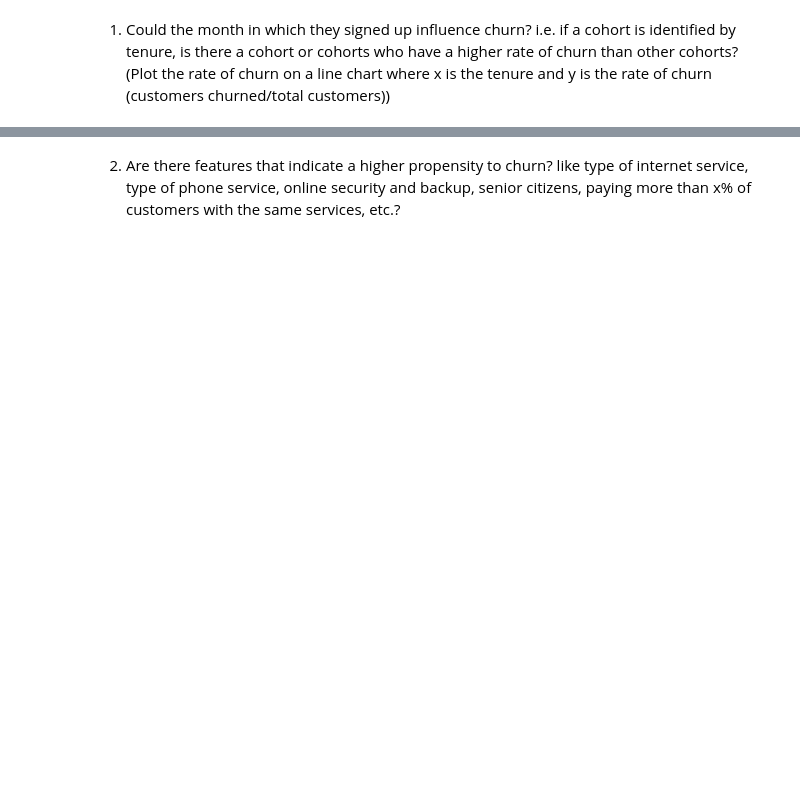
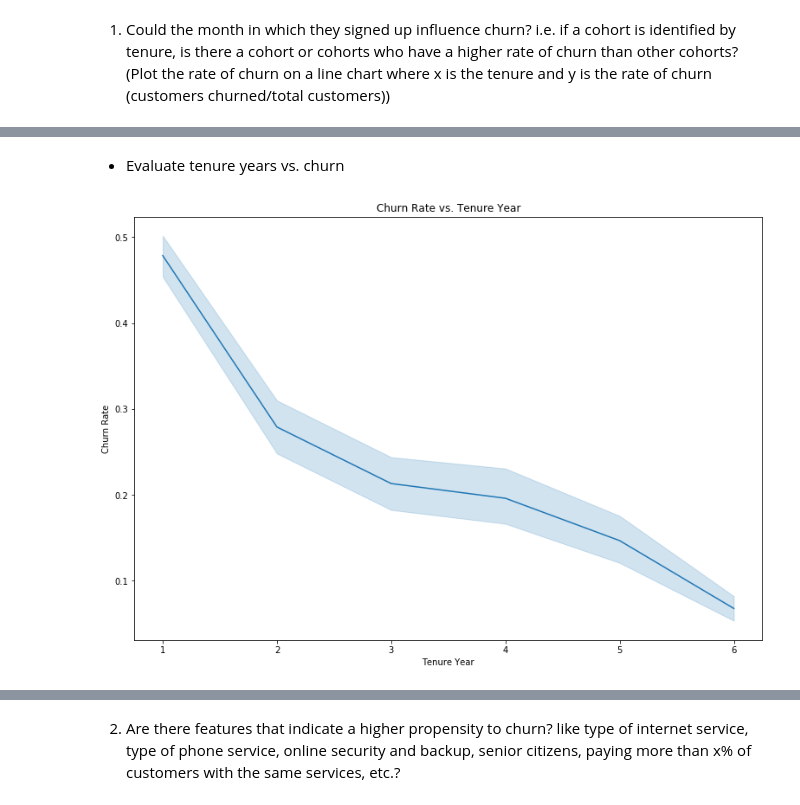
Before and after one commit to Tim-Sotirhos/telco_project, a Jupyter notebook: telco_project_baseline.ipynb, the cells around one changed output, grey strips where cells are left out. Drawn from its saved outputs; the diff is of its cells as text; code cells hidden in the pictures; blank space fills up the shorter version.

```diff
--- a/telco_project_baseline.ipynb
+++ b/telco_project_baseline.ipynb
@@ -207,0 +237,11 @@ df_encoded = encoder_all(df)
+# %% [markdown]
+- Evaluate tenure years vs. churn
+# %%
+plt.figure(figsize=(13,9))
+ax = sns.lineplot(x="tenure_year", y= "churn", data=train)
+plt.title("Churn Rate vs. Tenure Year")
+ax.set_xlabel("Tenure Year")
+ax.set_ylabel("Churn Rate")
+plt.show()
+# %% [output]
+[figure, added]
```
Also changed, not shown: parts of 71 cells of this notebook, 1 other file.
